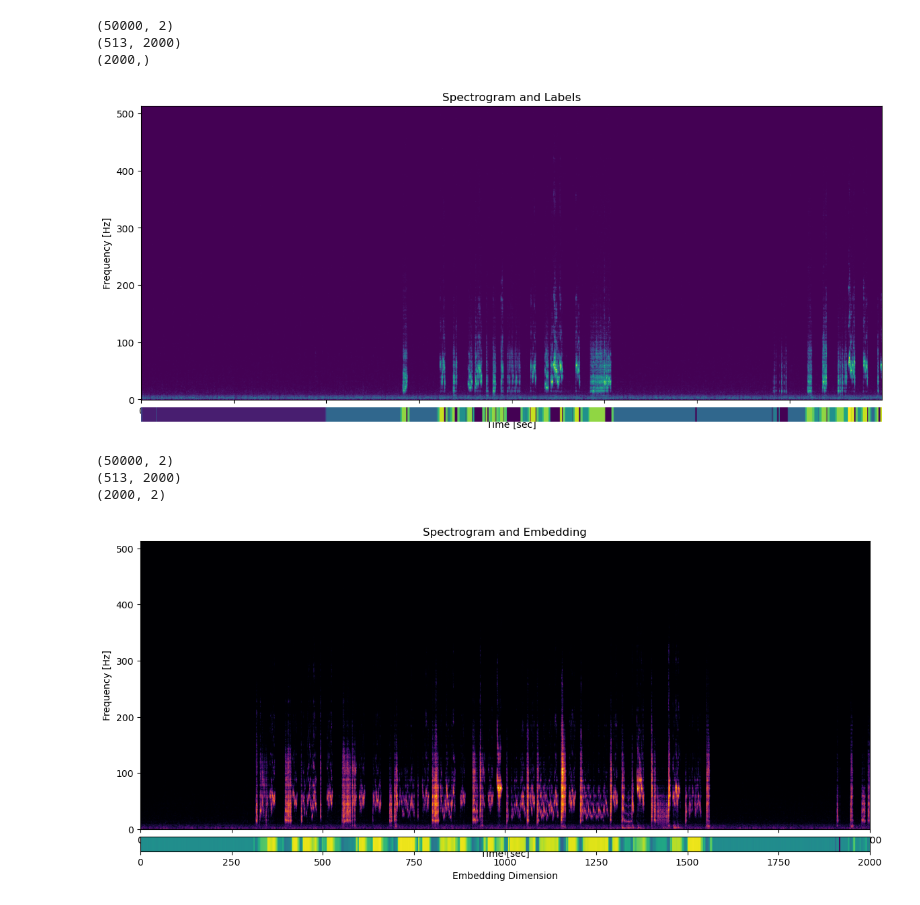
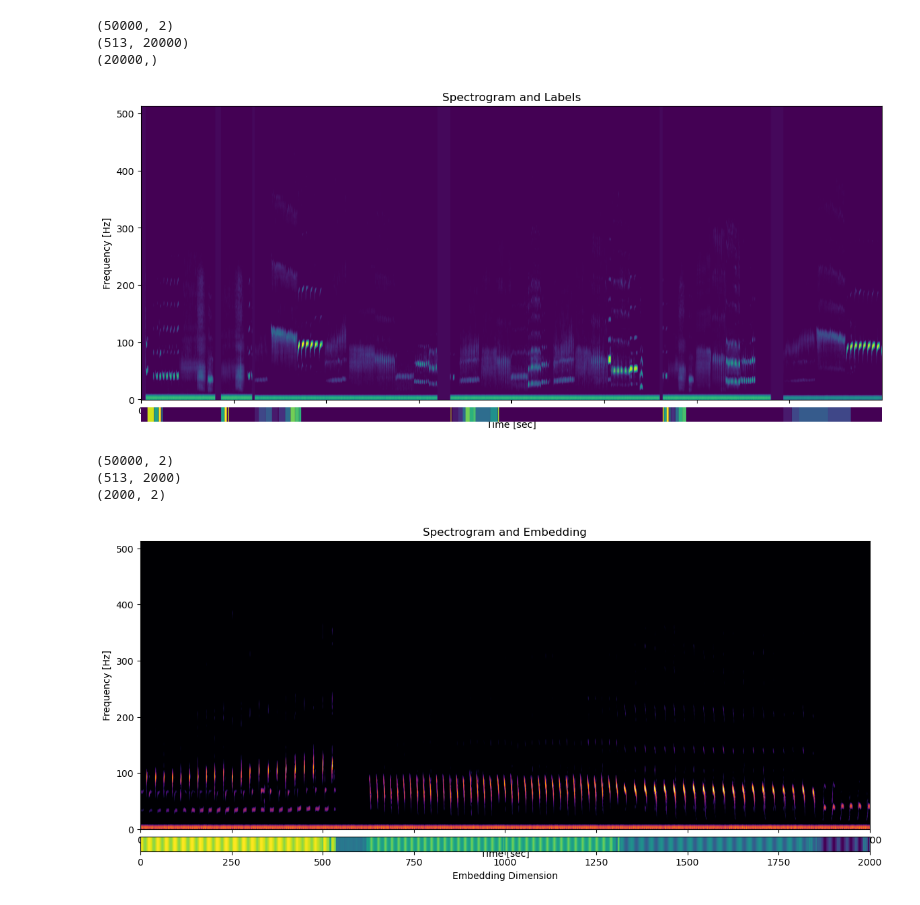
Before and after one commit to georgevenven/tweety_bert_paper, a Jupyter notebook: test.ipynb, the cells around one changed output. Cells and saved outputs as stored; diff of their text form; code cells hidden in the pictures.

Commit message:
fixed label attachment problem

```diff
--- a/test.ipynb
+++ b/test.ipynb
@@ -7,14 +7,14 @@ def plot_spectrogram_with_labels(file_path):
     # Load data from the .npz file
     data = np.load(file_path, allow_pickle=True)
     spec = data["s"]  # Spectrogram data
-    labels = data["hdbscan_labels"]  # Integer labels per timepoint
+    labels = data["ground_truth_labels"]  # Integer labels per timepoint
     embedding = data["embedding_outputs"]
 
     print(embedding.shape)
 
     # Only consider the first 1000 timepoints for plotting
-    spec_slice = spec[18000:20000, :]  # Take all frequency bins, but only the first 1000 timepoints
-    labels_slice = labels[18000:20000]  # Take the first 1000 labels
+    spec_slice = spec[0:1000, :]  # Take all frequency bins, but only the first 1000 timepoints
+    labels_slice = labels[0:1000]  # Take the first 1000 labels
     spec_slice = spec_slice.T
 
     print(spec_slice.shape)
@@ -49,13 +49,13 @@ def plot_spectrogram_with_labels(file_path):
     plt.show()
 
 # Load the NPZ file and call the function to plot
-file_path = "/home/george-vengrovski/Documents/projects/tweety_bert_paper/files/labels_noise_aug_cvm-attn-1-brownthrasher.npz"
+file_path = "/home/george-vengrovski/Documents/projects/tweety_bert_paper/files/labels_llb3_labels_attached.npz"
 plot_spectrogram_with_labels(file_path)
 # %% [output]
 (50000, 2)
-(513, 2000)
-(2000,)
+(513, 20000)
+(20000,)
-[figure, old version]
+[figure, new version]
 # %%
 import numpy as np
 import matplotlib.pyplot as plt
@@ -78,35 +78,35 @@ def plot_spectrogram_with_embedding(file_path):
     # Normalize the spectrogram values to the range [0, 1]
     spec_slice_normalized = (spec_slice - np.min(spec_slice)) / (np.max(spec_slice) - np.min(spec_slice))
 
     # Normalize the embedding dimensions between 0 and 1
     embedding_slice_normalized = (embedding_slice - embedding_slice.min(axis=0)) / (embedding_slice.max(axis=0) - embedding_slice.min(axis=0))
 
     # Set up the figure and gridspec
     fig, axs = plt.subplots(2, 1, figsize=(14, 6), gridspec_kw={'height_ratios': [20, 1], 'hspace': 0.05})
 
     # Plot the spectrogram
     im = axs[0].imshow(spec_slice_normalized, aspect='auto', origin='lower', cmap='inferno', extent=[0, spec_slice_normalized.shape[1], 0, spec_slice_normalized.shape[0]])
     axs[0].set_xlabel('Time [sec]')
     axs[0].set_ylabel('Frequency [Hz]')
     axs[0].set_title('Spectrogram and Embedding')
 
     # Plot the embedding gradient colorbar as a mix of two colors across one dimension
     embedding_gradient = np.mean(embedding_slice_normalized, axis=1)
     embedding_gradient = np.tile(embedding_gradient, (2, 1))  # Duplicate to match the height of the colorbar
     axs[1].imshow(embedding_gradient, aspect='auto', origin='lower', extent=[0, spec_slice_normalized.shape[1], 0, 1])
     axs[1].set_yticks([])
     axs[1].set_xlabel('Embedding Dimension')
 
     plt.show()
 
 # Load the NPZ file and call the function to plot
-file_path = "/home/george-vengrovski/Documents/projects/tweety_bert_paper/files/labels_noise_aug_cvm-attn-1-brownthrasher.npz"
+file_path = "/home/george-vengrovski/Documents/projects/tweety_bert_paper/files/labels_llb3_labels_attached.npz"
 plot_spectrogram_with_embedding(file_path)
 # %% [output]
 (50000, 2)
 (513, 2000)
 (2000, 2)
-[figure, old version]
+[figure, new version]
 # %%
 import shutil
 import os
```
Also changed, not shown: parts of 1 cell of this notebook, 11 other files.
